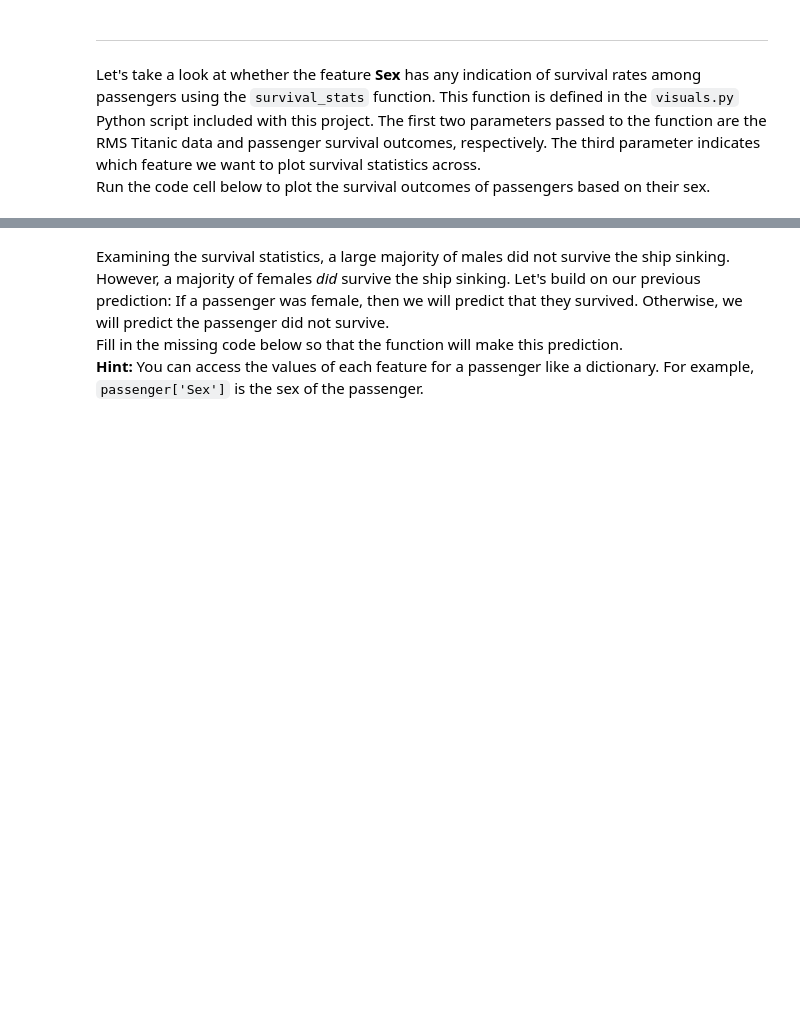
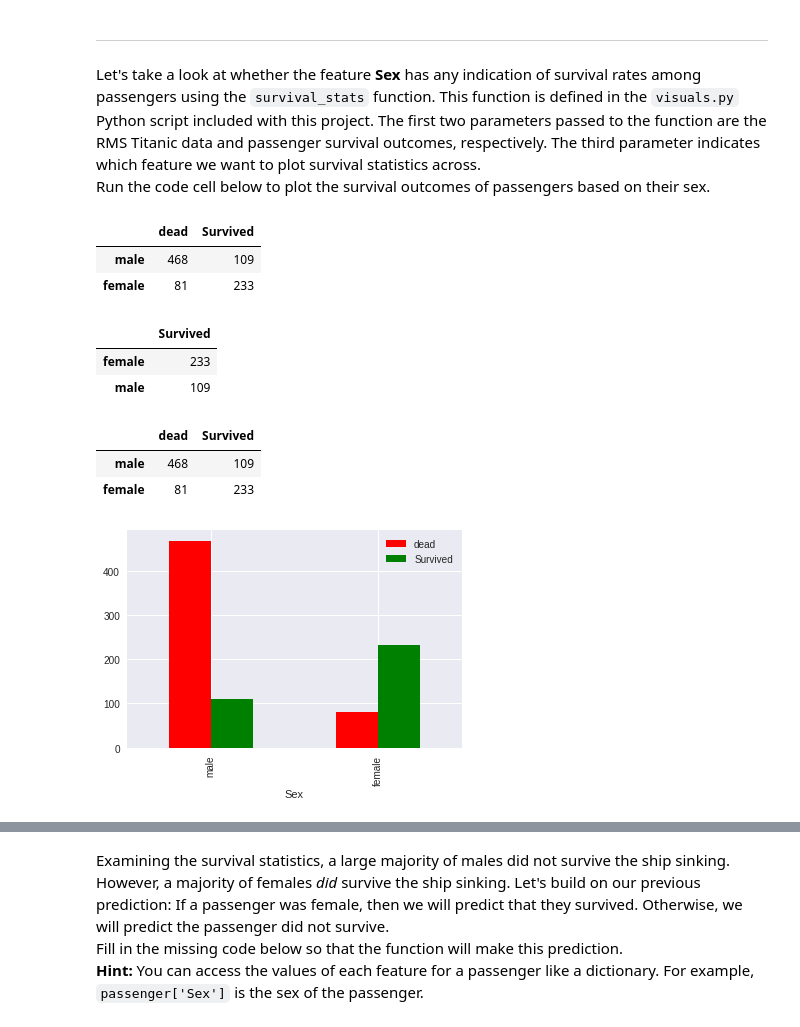
Before and after one commit to CheloGE/MachineLearningProjects, a Jupyter notebook: titanic_survival_exploration/titanic_survival_exploration.ipynb, the cells around one changed output, grey strips where cells are left out. Cells and saved outputs as stored; diff of their text form; code cells hidden in the pictures; blank space fills up the shorter version.

Commit message:
added plot using dataframe plot

```diff
--- a/titanic_survival_exploration/titanic_survival_exploration.ipynb
+++ b/titanic_survival_exploration/titanic_survival_exploration.ipynb
@@ -127,6 +144,39 @@ Predictions have an accuracy of 61.62%.
 ***
 Let's take a look at whether the feature **Sex** has any indication of survival rates among passengers using the `survival_stats` function. This function is defined in the `visuals.py` Python script included with this project. The first two parameters passed to the function are the RMS Titanic data and passenger survival outcomes, respectively. The third parameter indicates which feature we want to plot survival statistics across.
 Run the code cell below to plot the survival outcomes of passengers based on their sex.
+# %%
+import matplotlib.pyplot as plt
+from collections import Counter
+
+
+female,male=full_data.groupby('Survived')
+survived_male = np.array([male[1]['Sex']]).reshape(-1,1)
+survived_female = np.array([female[1]['Sex']]).reshape(-1,1)
+male_counts = Counter(male[1]['Sex'])
+female_df = pd.DataFrame.from_dict(male_counts, orient='index',columns=['Survived'])
+female_counts = Counter(female[1]['Sex'])
+male_df = pd.DataFrame.from_dict(female_counts, orient='index',columns=['dead'])
+male_df['Survived']=female_df['Survived']
+male_df=male_df.rename({0: "Male",1:"Female"}, axis='index')
+
+figure=male_df.plot(kind='bar',colors=["red","green"])
+figure.set_xlabel("Sex")
+#plt.hist((survived_male,survived_female),label=["male","female"],color=["red","blue"])
+display(male_df)
+display(female_df)
+
+display(male_df)
+# %% [output]
+|  | dead | Survived |
+| male | 468 | 109 |
+| female | 81 | 233 |
+|  | Survived |
+| female | 233 |
+| male | 109 |
+|  | dead | Survived |
+| male | 468 | 109 |
+| female | 81 | 233 |
+[figure, added]
 # %%
 vs.survival_stats(data, outcomes, 'Sex')
 # %% [output]
```
Also changed, not shown: parts of 4 cells of this notebook.
